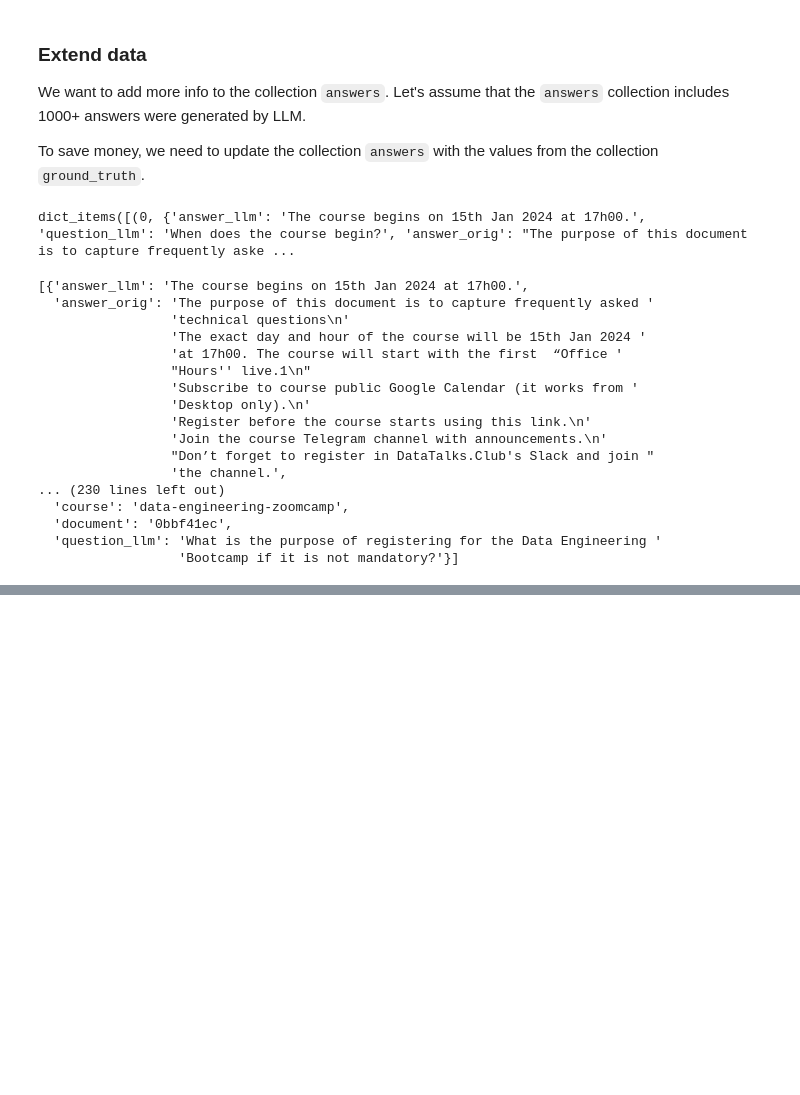
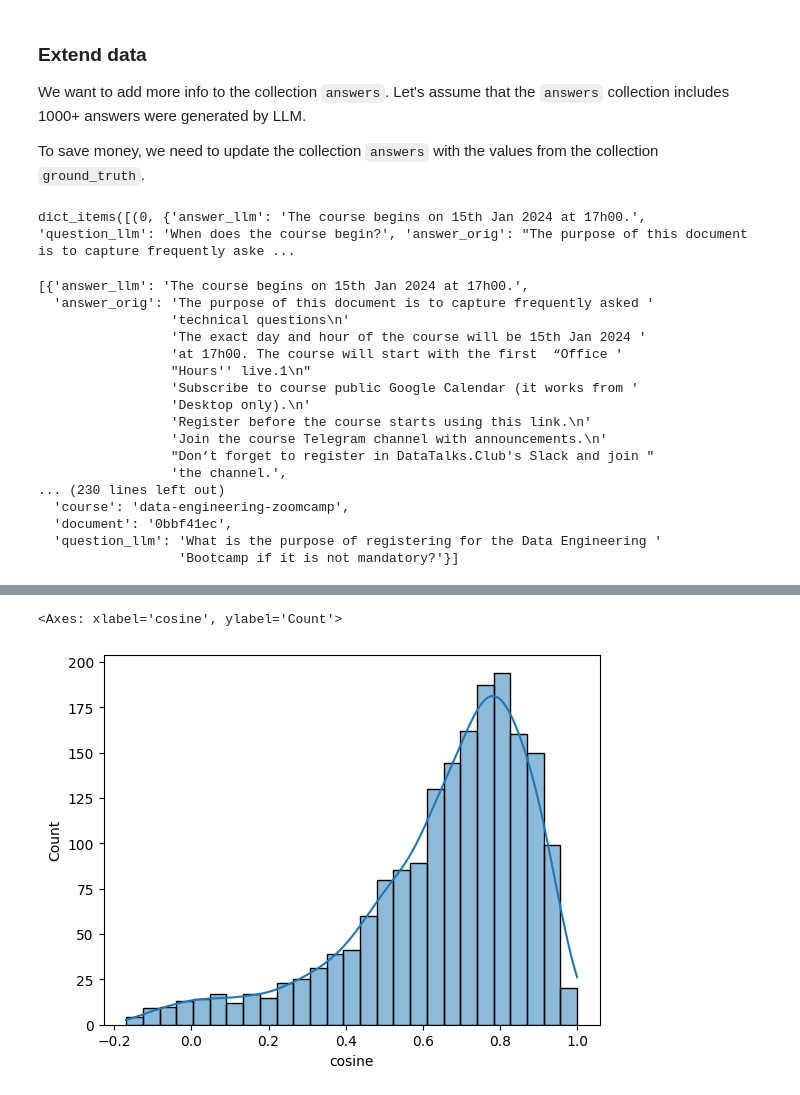
Before and after one commit to ArkadiyShuvaev/llm-zoomcamp, a Jupyter notebook: 04-monitoring/offline-rag-evaluation.ipynb, the cells around one changed output, grey strips where cells are left out. Saved outputs shown, nothing was run; the diff lists cells and outputs as text; code cells hidden in the pictures; blank space fills up the shorter version.

```diff
--- a/04-monitoring/offline-rag-evaluation.ipynb
+++ b/04-monitoring/offline-rag-evaluation.ipynb
@@ -472,0 +622,6 @@ pf.to_csv(output_path, index=False)
+# %%
+csv_path_chat_gpt_35_turbo = "/workspaces/llm-zoomcamp/04-monitoring/course_data/results-gpt35.csv"
+df_chat_gpt_35_turbo = pd.read_csv(csv_path_chat_gpt_35_turbo)
+
+results_chat_gpt_35_turbo = df_chat_gpt_35_turbo.to_dict(orient="records")
+pprint(results_chat_gpt_35_turbo[0:2])
@@ -472,0 +646,9 @@ pf.to_csv(output_path, index=False)
+# %%
+similarity_chat_gpt_35_turbo_results = []
+
+for item in tqdm(results_chat_gpt_35_turbo):
+    result = compute_similarity(item)
+    similarity_chat_gpt_35_turbo_results.append(result)
+# %%
+df_chat_gpt_35_turbo["cosine"] = similarity_chat_gpt_35_turbo_results
+df_chat_gpt_35_turbo
@@ -472,0 +700,5 @@ pf.to_csv(output_path, index=False)
+# %%
+sns.histplot(df_chat_gpt_35_turbo["cosine"], kde=True)
+# %% [output]
+<Axes: xlabel='cosine', ylabel='Count'>
+[figure, added]
```
Also changed, not shown: parts of 22 cells of this notebook, 3 other files.
